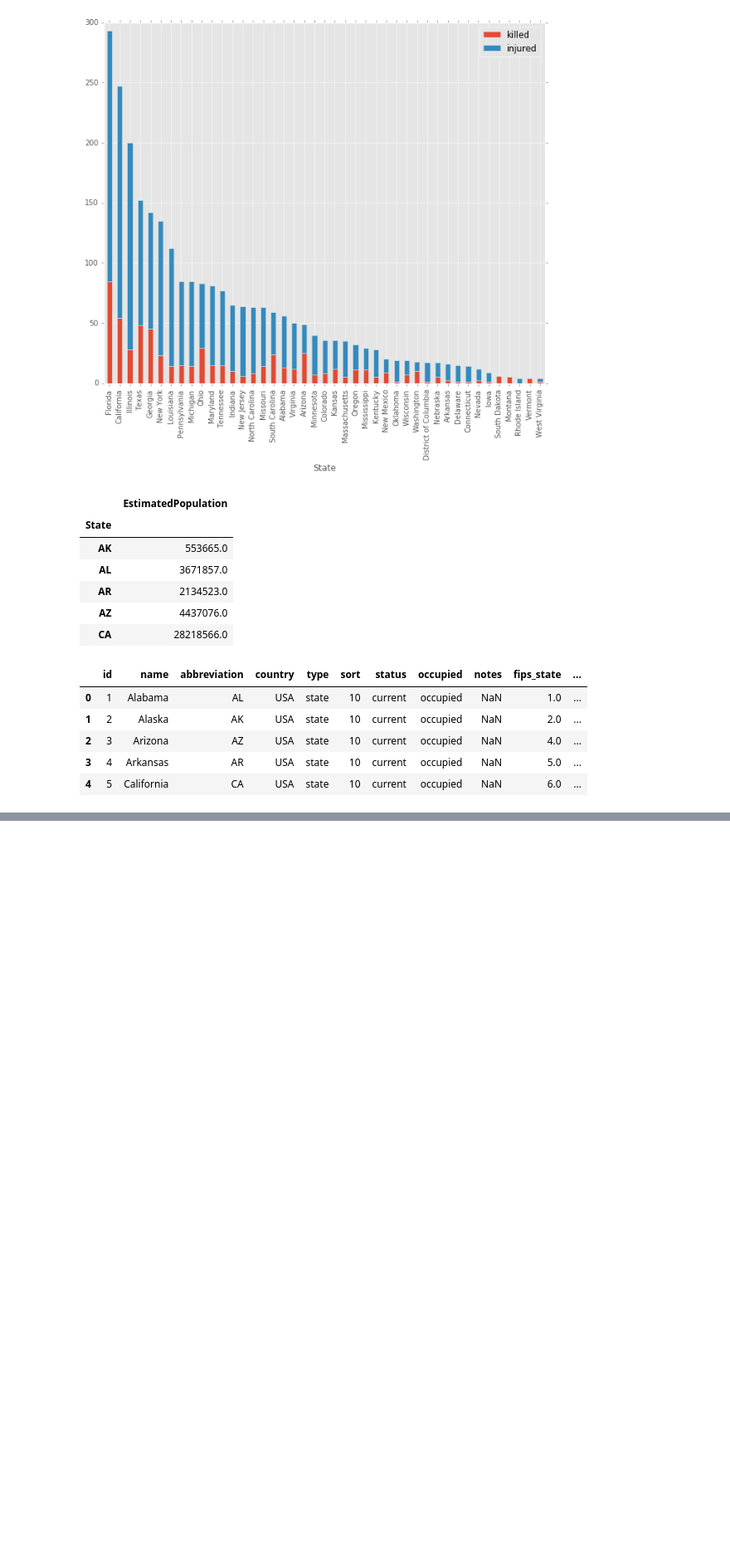
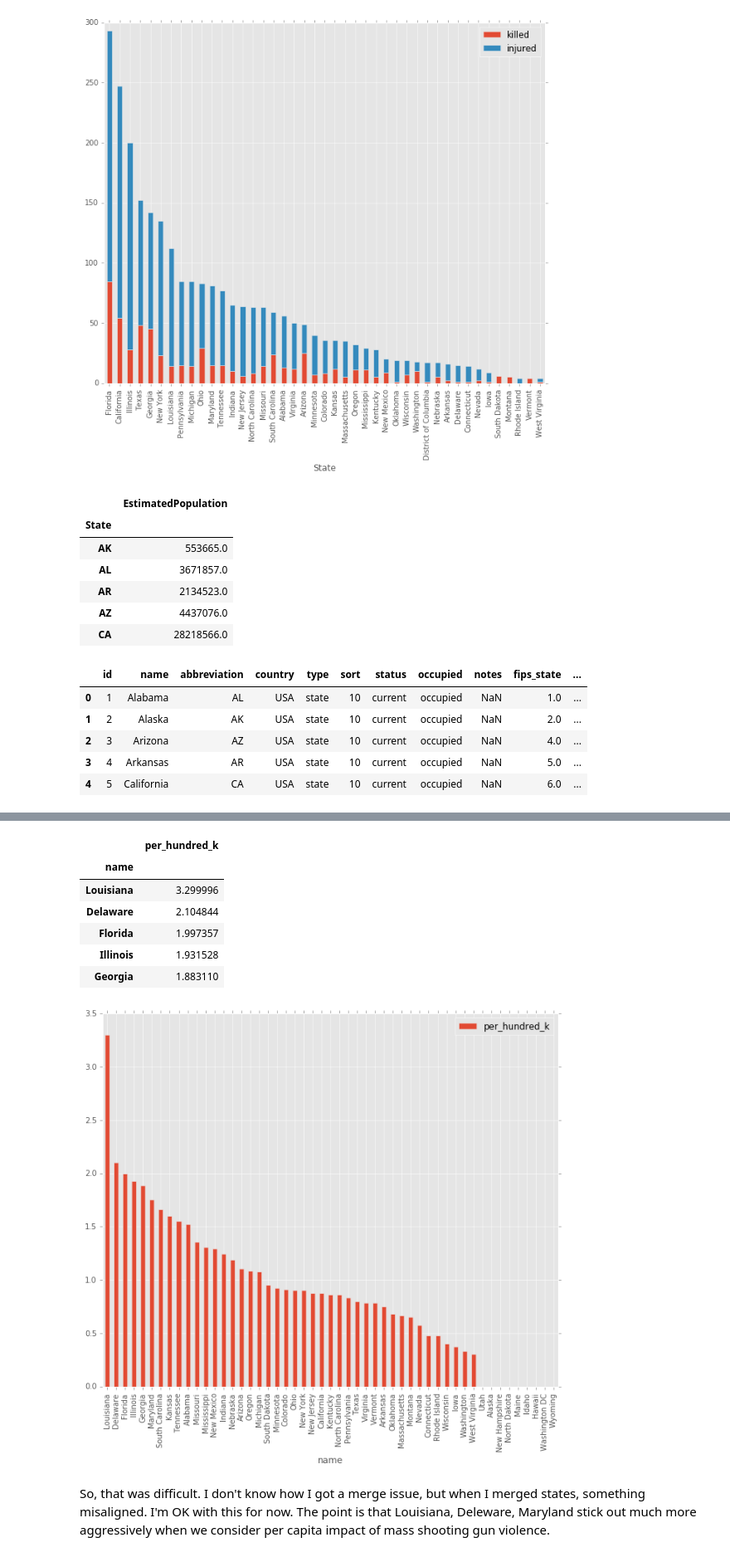
Before and after one commit to Utah-Data-Science/data_exploration_toolkit, a Jupyter notebook: presentations/Team Whitefish.ipynb, the cells around one changed output, grey strips where cells are left out. Shown at 83% size. Cells and saved outputs as stored; diff of their text form; code cells hidden in the pictures; blank space fills up the shorter version.

```diff
--- a/presentations/Team Whitefish.ipynb
+++ b/presentations/Team Whitefish.ipynb
@@ -121,0 +160,16 @@ TypeError: object of type 'NoneType' has no len()
+# %%
+g = per_capita_impact.groupby('name')
+df = pd.DataFrame(data=g.per_hundred_k.mean(), index=per_capita_impact.name)
+df.plot(kind='bar')
+df.head()
+# %% [output]
+|  | per_hundred_k |
+| name |  |
+| Louisiana | 3.299996 |
+| Delaware | 2.104844 |
+| Florida | 1.997357 |
+| Illinois | 1.931528 |
+| Georgia | 1.883110 |
+[figure, added]
+# %% [markdown]
+So, that was difficult.  I don't know how I got a merge issue, but when I merged states, something misaligned.  I'm OK with this for now.  The point is that Louisiana, Deleware, Maryland stick out much more aggressively when we consider per capita impact of mass shooting gun violence.
```
Also changed, not shown: parts of 4 cells of this notebook.
